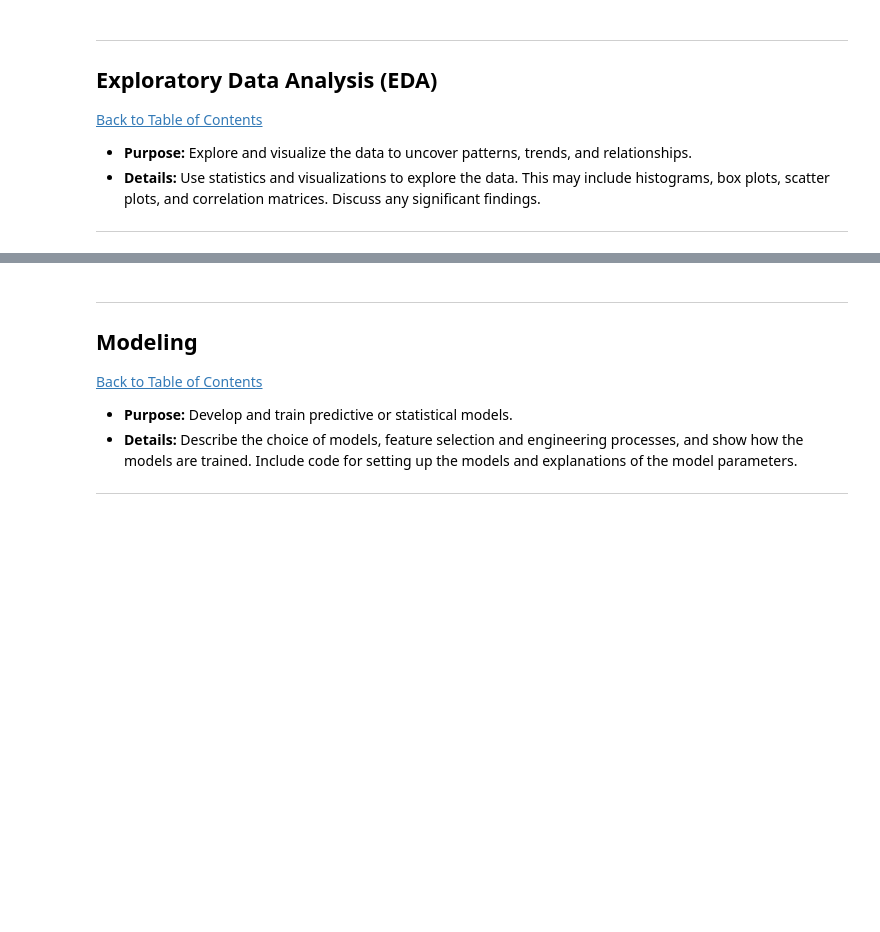
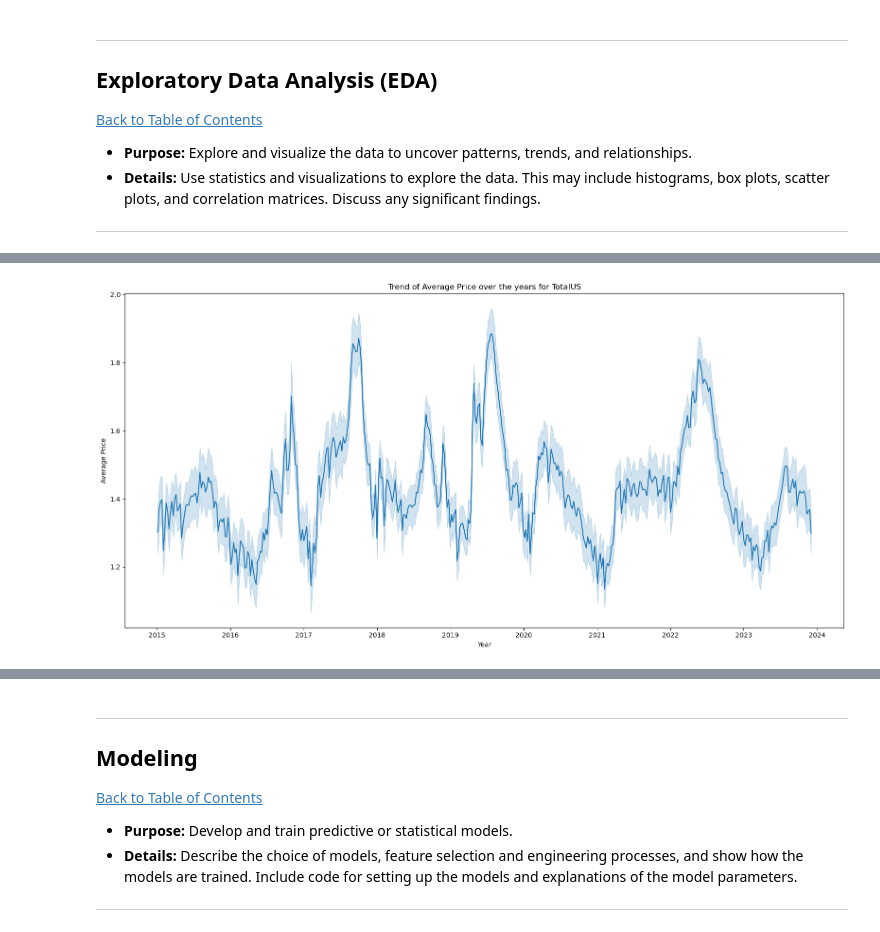
Before and after one commit to maseedatM5/Workplace, a Jupyter notebook: QCTO---Workplace-Module-Notebook-Template-4571.ipynb, the cells around one changed output, grey strips where cells are left out. Saved outputs shown, nothing was run; the diff lists cells and outputs as text; code cells hidden in the pictures; blank space fills up the shorter version.

```diff
--- a/QCTO---Workplace-Module-Notebook-Template-4571.ipynb
+++ b/QCTO---Workplace-Module-Notebook-Template-4571.ipynb
@@ -332,0 +394,12 @@ plot_release_by_year(df_copy)
+# %%
+
+
+plt.figure(figsize=(16, 8))
+sns.lineplot(data=df_copy, x='Date', y='AveragePrice')
+plt.title(f'Trend of Average Price over the years for TotalUS')
+plt.xlabel('Year')
+plt.ylabel('Average Price')
+plt.tight_layout()
+plt.show()
+# %% [output]
+[figure, added]
```
Also changed, not shown: parts of 13 cells of this notebook, 1 other file.
